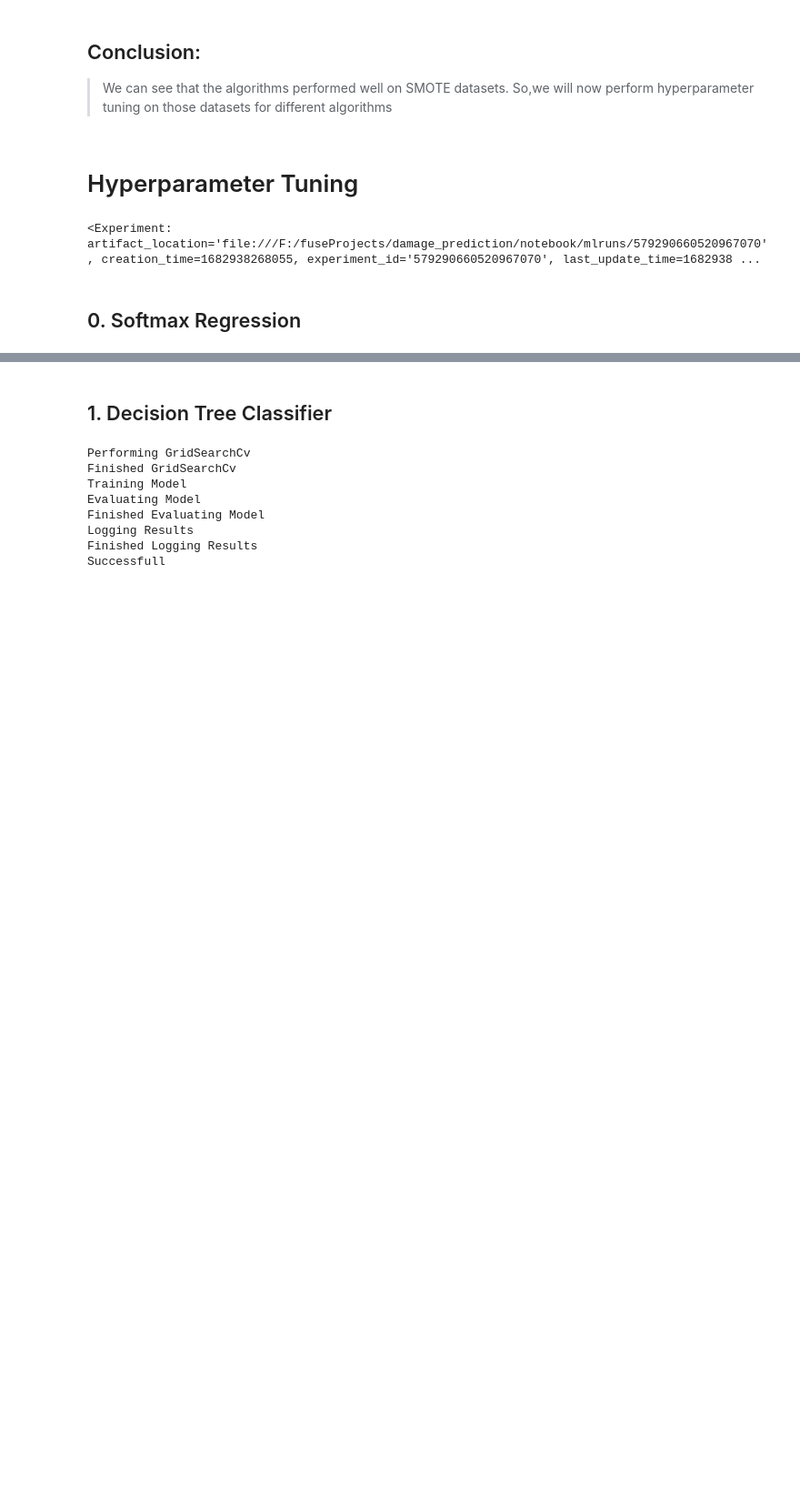
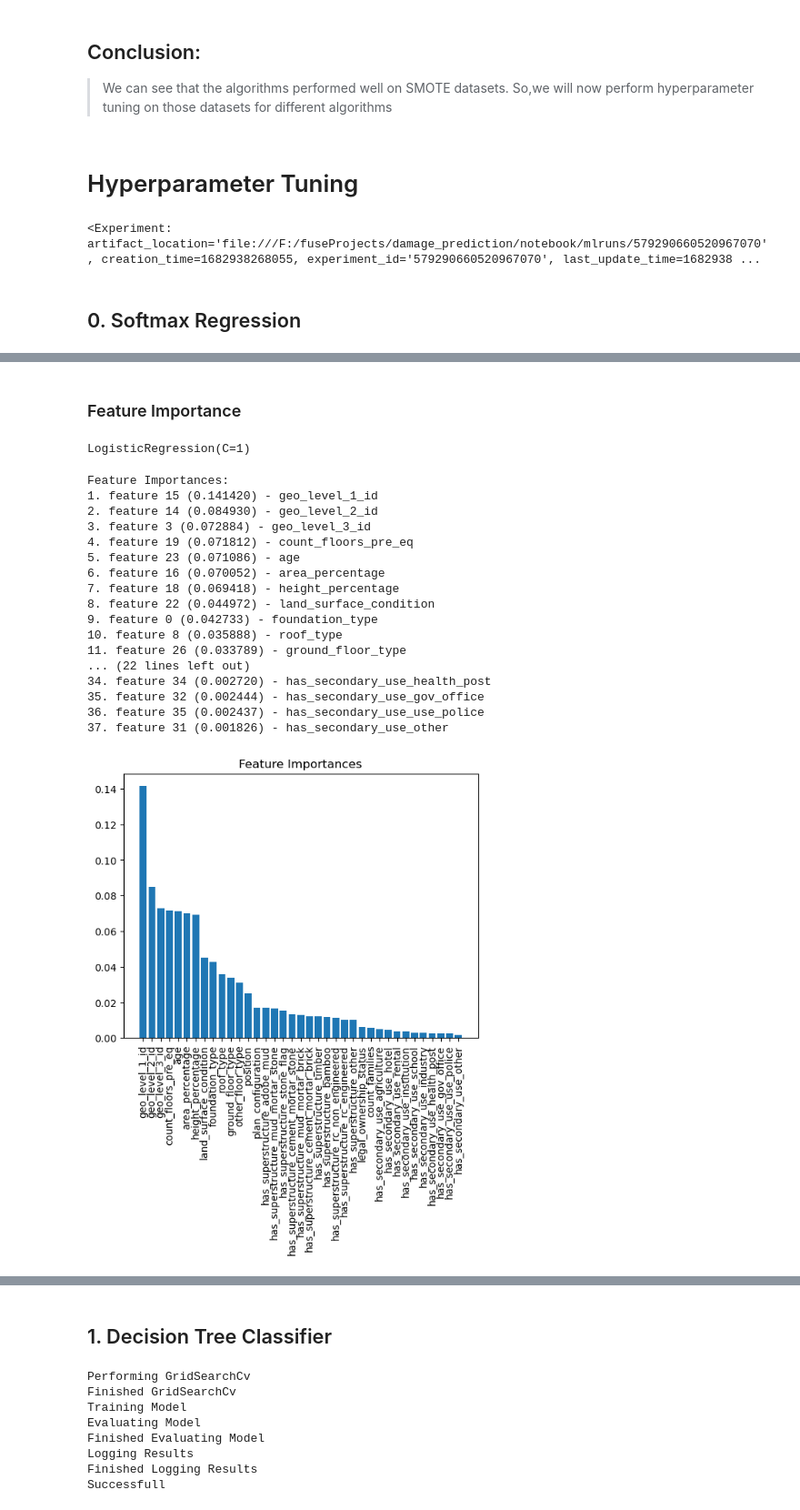
Before and after one commit to Bhandari008/house_damage_prediction, a Jupyter notebook: notebook/MODEL_TRAINING.ipynb, the cells around one changed output, grey strips where cells are left out. Shown at 91% size. Saved outputs shown, nothing was run; the diff lists cells and outputs as text; code cells hidden in the pictures; blank space fills up the shorter version.

Commit message:
mb/plotted feature importance

```diff
--- a/notebook/MODEL_TRAINING.ipynb
+++ b/notebook/MODEL_TRAINING.ipynb
@@ -671,6 +671,24 @@ def log_results(best_params, estimator, estimator_name, f1_micro_train, f1_micro
         for param_name, param_value in best_params.items():
             mlflow.log_param(param_name, param_value)
     print("Finished Logging Results")
+# %%
+feature_names = ['geo_level_1_id', 'geo_level_2_id', 'geo_level_3_id',
+       'count_floors_pre_eq', 'age', 'area_percentage', 'height_percentage',
+       'land_surface_condition', 'foundation_type', 'roof_type',
+       'ground_floor_type', 'other_floor_type', 'position',
+       'plan_configuration', 'has_superstructure_adobe_mud',
+       'has_superstructure_mud_mortar_stone', 'has_superstructure_stone_flag',
+       'has_superstructure_cement_mortar_stone',
+       'has_superstructure_mud_mortar_brick',
+       'has_superstructure_cement_mortar_brick', 'has_superstructure_timber',
+       'has_superstructure_bamboo', 'has_superstructure_rc_non_engineered',
+       'has_superstructure_rc_engineered', 'has_superstructure_other',
+       'legal_ownership_status', 'count_families',
+       'has_secondary_use_agriculture', 'has_secondary_use_hotel',
+       'has_secondary_use_rental', 'has_secondary_use_institution',
+       'has_secondary_use_school', 'has_secondary_use_industry',
+       'has_secondary_use_health_post', 'has_secondary_use_gov_office',
+       'has_secondary_use_use_police', 'has_secondary_use_other']
 # %% [markdown]
 ## 0. Softmax Regression
 # %%
@@ -716,3 +734,47 @@ F1 Micro Averaged Score = 0.4889967575449435
+# %% [markdown]
+### Feature Importance
+# %%
+softmax_model = LogisticRegression().set_params(**best_params)
+softmax_model.fit(X_train_smote, y_train_smote)
+# %% [output]
+LogisticRegression(C=1)
+# %%
+# Get the feature importances
+importances = np.abs(softmax_model.coef_).sum(axis=0)
+importances /= np.sum(importances)
+
+# Sort the features by importance
+indices = np.argsort(importances)[::-1]
+
+# Print the feature importances along with the corresponding feature names
+print("Feature Importances:")
+for f in range(X_train_smote.shape[1]):
+    print("%d. feature %d (%f) - %s" % (f + 1, indices[f], importances[indices[f]], feature_names[f]))
+
+# Plot the feature importances
+plt.title('Feature Importances')
+plt.bar(range(X_train_smote.shape[1]), importances[indices])
+plt.xticks(range(X_train_smote.shape[1]), feature_names, rotation=90)
+plt.show()
+# %% [output]
+Feature Importances:
+1. feature 15 (0.141420) - geo_level_1_id
+2. feature 14 (0.084930) - geo_level_2_id
+3. feature 3 (0.072884) - geo_level_3_id
+4. feature 19 (0.071812) - count_floors_pre_eq
+5. feature 23 (0.071086) - age
+6. feature 16 (0.070052) - area_percentage
+7. feature 18 (0.069418) - height_percentage
+8. feature 22 (0.044972) - land_surface_condition
+9. feature 0 (0.042733) - foundation_type
+10. feature 8 (0.035888) - roof_type
+11. feature 26 (0.033789) - ground_floor_type
+... (22 lines left out)
+34. feature 34 (0.002720) - has_secondary_use_health_post
+35. feature 32 (0.002444) - has_secondary_use_gov_office
+36. feature 35 (0.002437) - has_secondary_use_use_police
+37. feature 31 (0.001826) - has_secondary_use_other
+[figure, added]
 # %%
 run_mlflow_ui()
 # %% [output]
```
Also changed, not shown: parts of 2 cells of this notebook.
